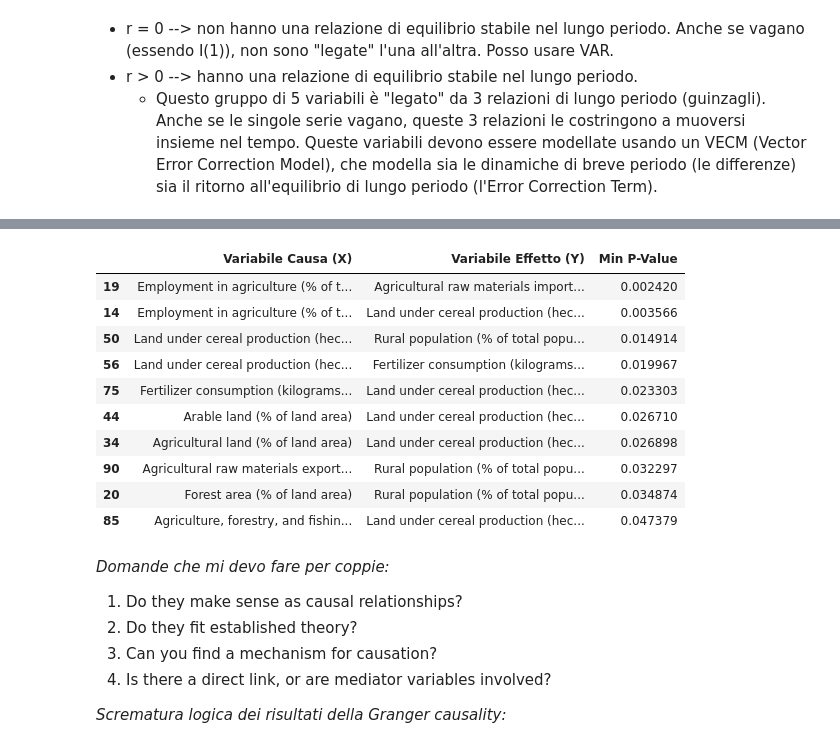
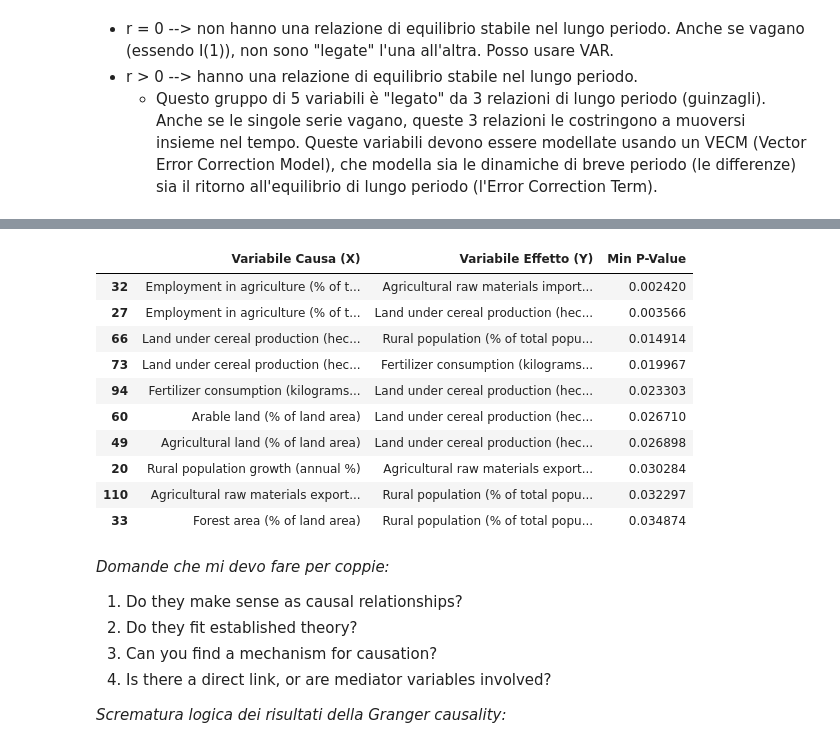
Before and after one commit to ginevraoldani/timeseries-forecasting-on-rural-development, a Jupyter notebook: CH10VARmodel.ipynb, the cells around one changed output, grey strips where cells are left out. Saved outputs shown, nothing was run; the diff lists cells and outputs as text; code cells hidden in the pictures.

```diff
--- a/CH10VARmodel.ipynb
+++ b/CH10VARmodel.ipynb
@@ -167,7 +169,7 @@ for col_name, series in wide_df.items():
     made_stat_serie, d = make_stationary(series)
 
     stationary_series[col_name] = made_stat_serie
-    df_metadata.append({"Indicator": col_name, "d": d, "p": np.nan, "Best AIC": np.nan})
+    df_metadata.append({"Indicator": col_name, "d": d})
 
     if d == 1: original_I1_series[col_name] = series
     elif d > 1: original_I2_series[col_name] = series
@@ -217,14 +219,13 @@ Coppie problematiche:
 - Arable land (hectares) = ['Arable land (% of land area)', 'Arable land (hectares per person)']
 # %%
 REDUNDANT = [
-    'Agricultural land (sq. km)',
-    'Arable land (hectares)',
-    'Arable land (hectares per person)',
     'Rural population',
     'Employment in agriculture, female (% of female employment)',
     'Employment in agriculture, male (% of male employment)',
-    'Rural population growth (annual %)',
-    'Forest area (sq. km)'
+    'Forest area (sq. km)',
+    'Agricultural land (sq. km)',
+    'Arable land (hectares)',
+    'Arable land (hectares per person)'
 ]
 
 CATEGORIES = {
@@ -414,45 +415,45 @@ def test_granger_pair(data, causing_var, caused_var, maxlag):
             return np.nan
 
     # Estraiamo il p-value minimo tra tutti i ritardi testati
     # Ci interessa il test 'ssr_ftest' (colonna 1)
     min_p_value = 1.0
     for lag in range(1, maxlag + 1):
         p_value = results[lag][0]['ssr_ftest'][1]
         if p_value < min_p_value:
             min_p_value = p_value
     return min_p_value
 
-variables = df_var_input.columns
+variables = df_var_input_scaled.columns
 granger_results = []
 
 # 'permutations' testa sia (A, B) che (B, A)
 for pair in permutations(variables, 2):
     causing_var = pair[0]
     caused_var = pair[1]
 
-    p_value = test_granger_pair(df_var_input, causing_var, caused_var, max_lag_granger)
+    p_value = test_granger_pair(df_var_input_scaled, causing_var, caused_var, max_lag_granger)
 
     granger_results.append({
         "Variabile Causa (X)": causing_var,
         "Variabile Effetto (Y)": caused_var,
         "Min P-Value": p_value
     })
 
 df_granger_summary = pd.DataFrame(granger_results)
 df_granger_summary = df_granger_summary.sort_values(by="Min P-Value")
 display(df_granger_summary.head(10))
 # %% [output]
 |  | Variabile Causa (X) | Variabile Effetto (Y) | Min P-Value |
-| 19 | Employment in agriculture (% of t... | Agricultural raw materials import... | 0.002420 |
-| 14 | Employment in agriculture (% of t... | Land under cereal production (hec... | 0.003566 |
-| 50 | Land under cereal production (hec... | Rural population (% of total popu... | 0.014914 |
-| 56 | Land under cereal production (hec... | Fertilizer consumption (kilograms... | 0.019967 |
-| 75 | Fertilizer consumption (kilograms... | Land under cereal production (hec... | 0.023303 |
-| 44 | Arable land (% of land area) | Land under cereal production (hec... | 0.026710 |
-| 34 | Agricultural land (% of land area) | Land under cereal production (hec... | 0.026898 |
-| 90 | Agricultural raw materials export... | Rural population (% of total popu... | 0.032297 |
-| 20 | Forest area (% of land area) | Rural population (% of total popu... | 0.034874 |
-| 85 | Agriculture, forestry, and fishin... | Land under cereal production (hec... | 0.047379 |
+| 32 | Employment in agriculture (% of t... | Agricultural raw materials import... | 0.002420 |
+| 27 | Employment in agriculture (% of t... | Land under cereal production (hec... | 0.003566 |
+| 66 | Land under cereal production (hec... | Rural population (% of total popu... | 0.014914 |
+| 73 | Land under cereal production (hec... | Fertilizer consumption (kilograms... | 0.019967 |
+| 94 | Fertilizer consumption (kilograms... | Land under cereal production (hec... | 0.023303 |
+| 60 | Arable land (% of land area) | Land under cereal production (hec... | 0.026710 |
+| 49 | Agricultural land (% of land area) | Land under cereal production (hec... | 0.026898 |
+| 20 | Rural population growth (annual %) | Agricultural raw materials export... | 0.030284 |
+| 110 | Agricultural raw materials export... | Rural population (% of total popu... | 0.032297 |
+| 33 | Forest area (% of land area) | Rural population (% of total popu... | 0.034874 |
 # %% [markdown]
 *Domande che mi devo fare per coppie:*
 1. Do they make sense as causal relationships? <br>
```
Also changed, not shown: parts of 16 cells of this notebook, 1 other file.
